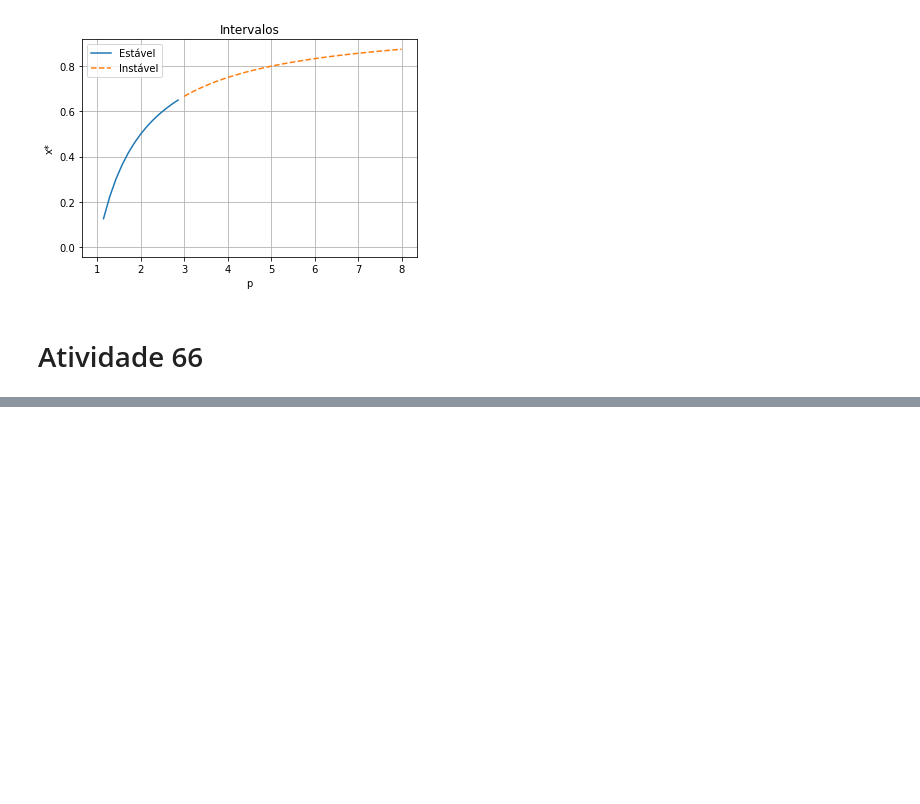
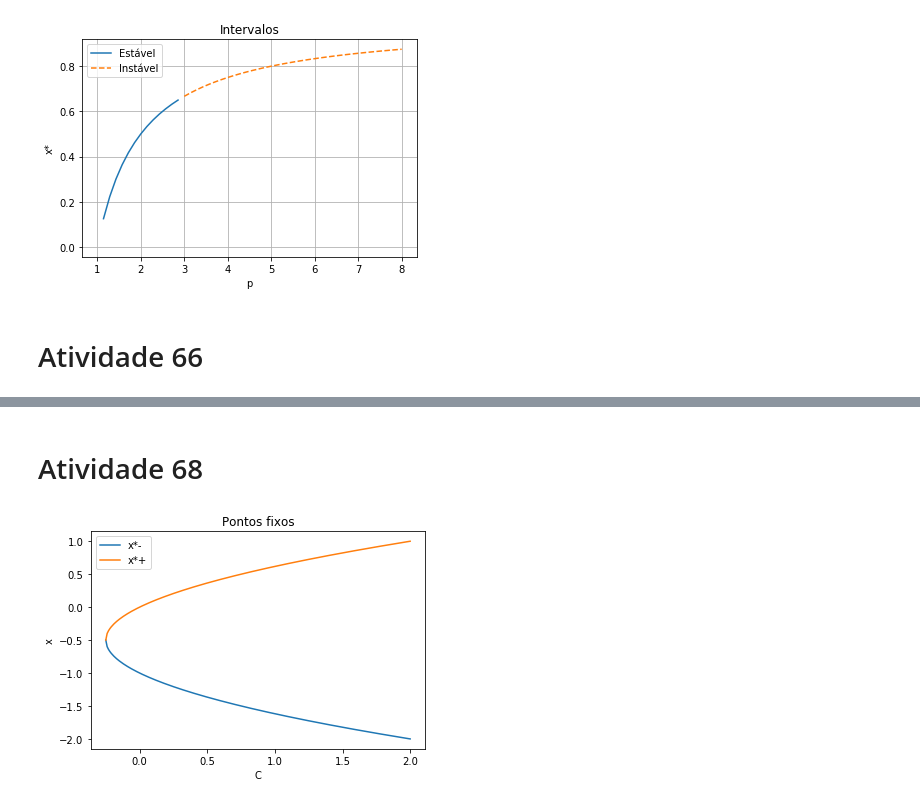
Before and after one commit to felipe-gm/ifusp_introcaos, a Jupyter notebook: Exercícios Introdução ao Caos.ipynb, the cells around one changed output, grey strips where cells are left out. Cells and saved outputs as stored; diff of their text form; code cells hidden in the pictures; blank space fills up the shorter version.

```diff
--- a/Exercícios Introdução ao Caos.ipynb
+++ b/Exercícios Introdução ao Caos.ipynb
@@ -69,0 +88,12 @@ AttributeError: 'Figure' object has no attribute 'figsize'
+# %% [markdown]
+# Atividade 68
+# %%
+plt.plot(C, (-1-(1+4*C)**(1/2))/2,label='x*-')
+plt.plot(C, (-1+(1+4*C)**(1/2))/2,label='x*+')
+plt.xlabel('C')
+plt.ylabel('x')
+plt.title('Pontos fixos')
+plt.legend()
+plt.show()
+# %% [output]
+[figure, added]
```
Also changed, not shown: parts of 4 cells of this notebook.
